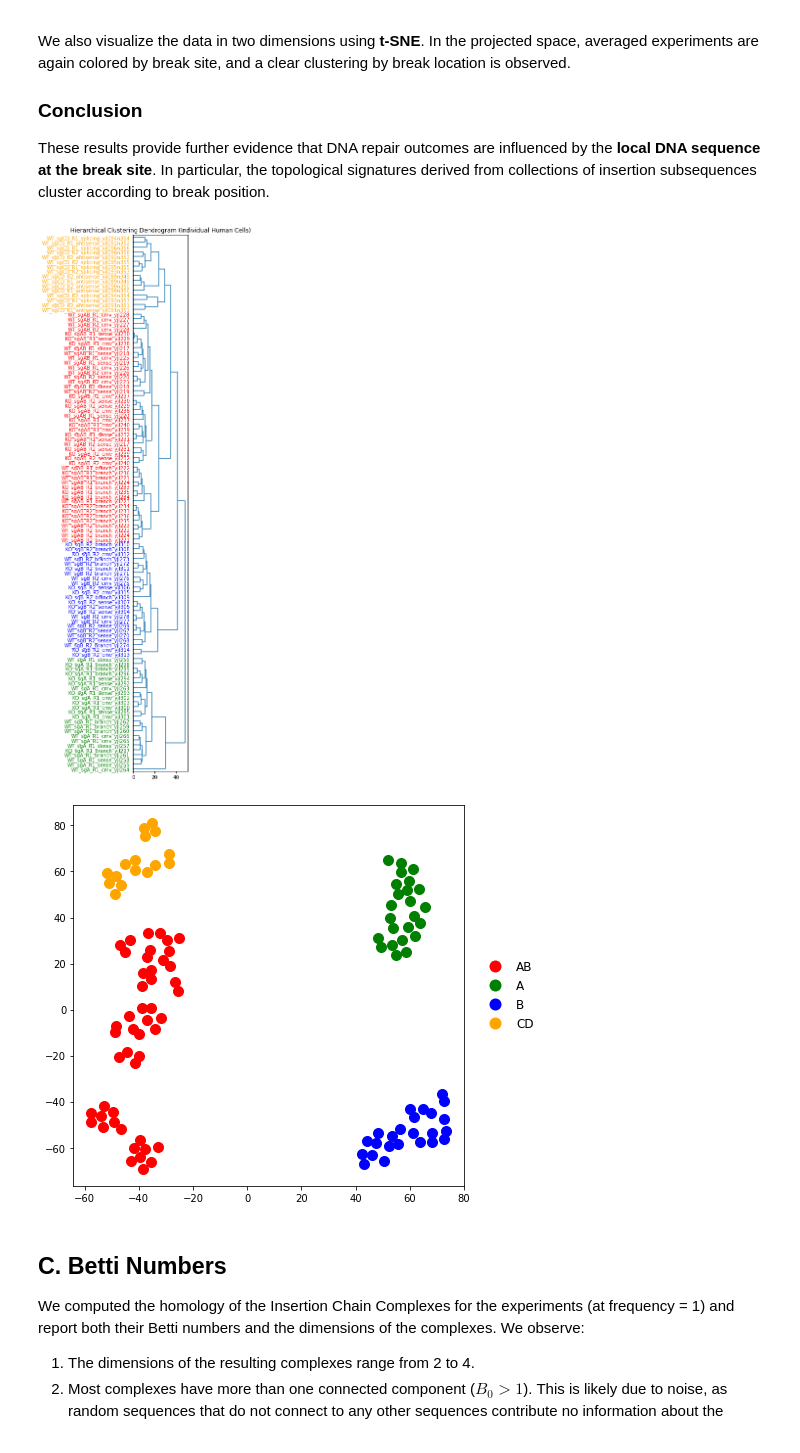
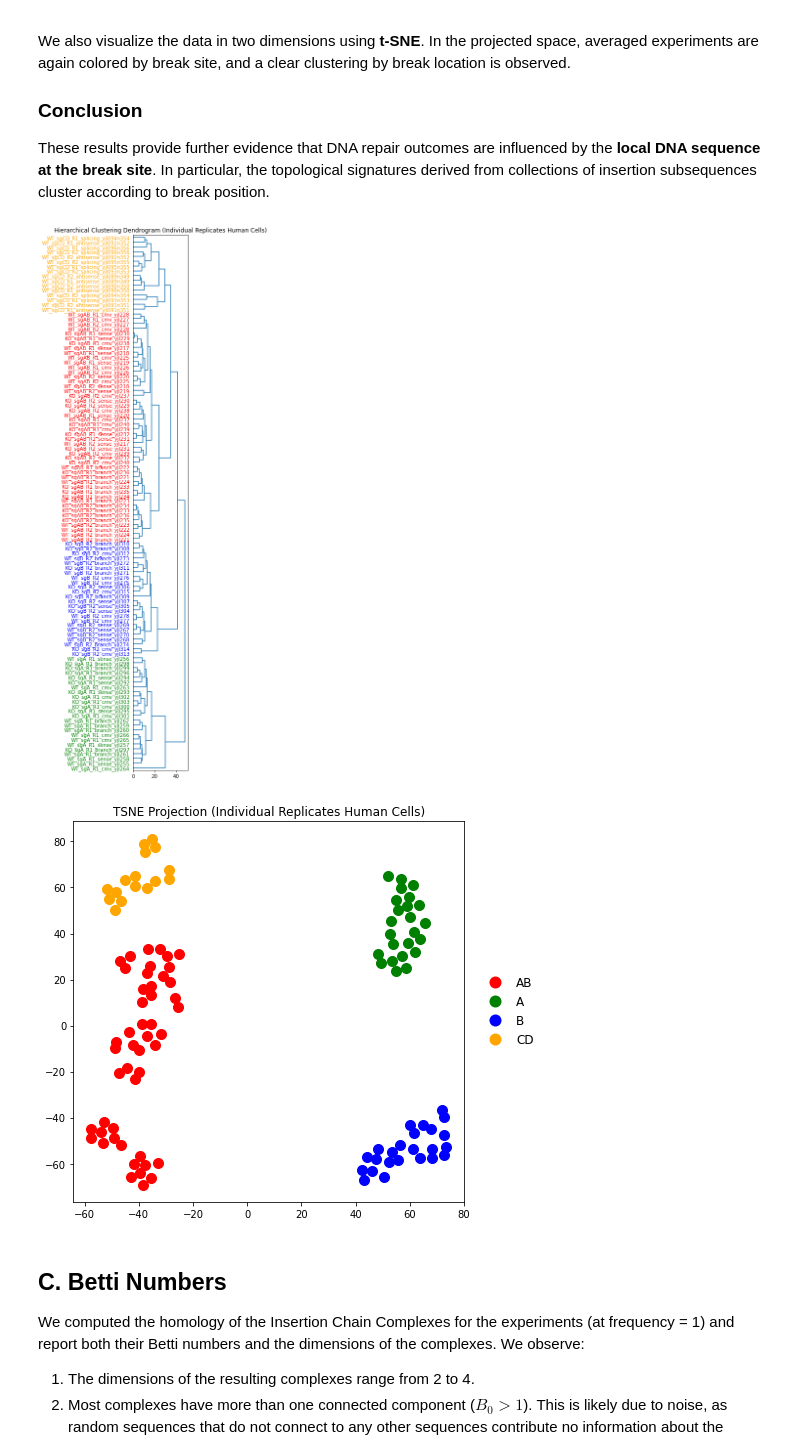
Before and after one commit to USF-DNA-Knot-Math/InDelsTopo, a Jupyter notebook: examples/Example1_DNA_dsb_repair/3_DNA_DSB_InDelsTopo_IndividualAnalysis.ipynb, the cells around one changed output. Cells and saved outputs as stored; diff of their text form; code cells hidden in the pictures.

```diff
--- a/examples/Example1_DNA_dsb_repair/3_DNA_DSB_InDelsTopo_IndividualAnalysis.ipynb
+++ b/examples/Example1_DNA_dsb_repair/3_DNA_DSB_InDelsTopo_IndividualAnalysis.ipynb
@@ -100,24 +100,26 @@ These results provide further evidence that DNA repair outcomes are influenced b
 # %%
 from sklearn.cluster import AgglomerativeClustering
 from sklearn.manifold import TSNE
 
 #Compute clustering and plot
 model = AgglomerativeClustering(distance_threshold=0, n_clusters=None,linkage='average')
 model = model.fit(X)
 
 #labels=[a[0] for a in All_persistent_diagrams[:28]]
 plt.figure(figsize=(2,40))
-plt.title("Hierarchical Clustering Dendrogram (Individual Human Cells)")
+plt.title("Hierarchical Clustering Dendrogram (Individual Replicates Human Cells)")
 fig=plot_dendrogram(model, truncate_mode="level",labels=labels,
                 leaf_font_size=10)
 
 tSNE=TSNE(metric='euclidean',perplexity=10,n_components=2,random_state=123)
 Y=tSNE.fit_transform(X)
 
 plot_projection(Y,labels, figsize=(7,7))
+plt.title("TSNE Projection (Individual Replicates Human Cells)")
+plt.show()
 # %% [output]
-[figure, old version]
+[figure, new version]
-[figure, old version]
+[figure, new version]
 # %% [markdown]
 ## C. Betti Numbers
 
```
Also changed, not shown: 18 other files.
